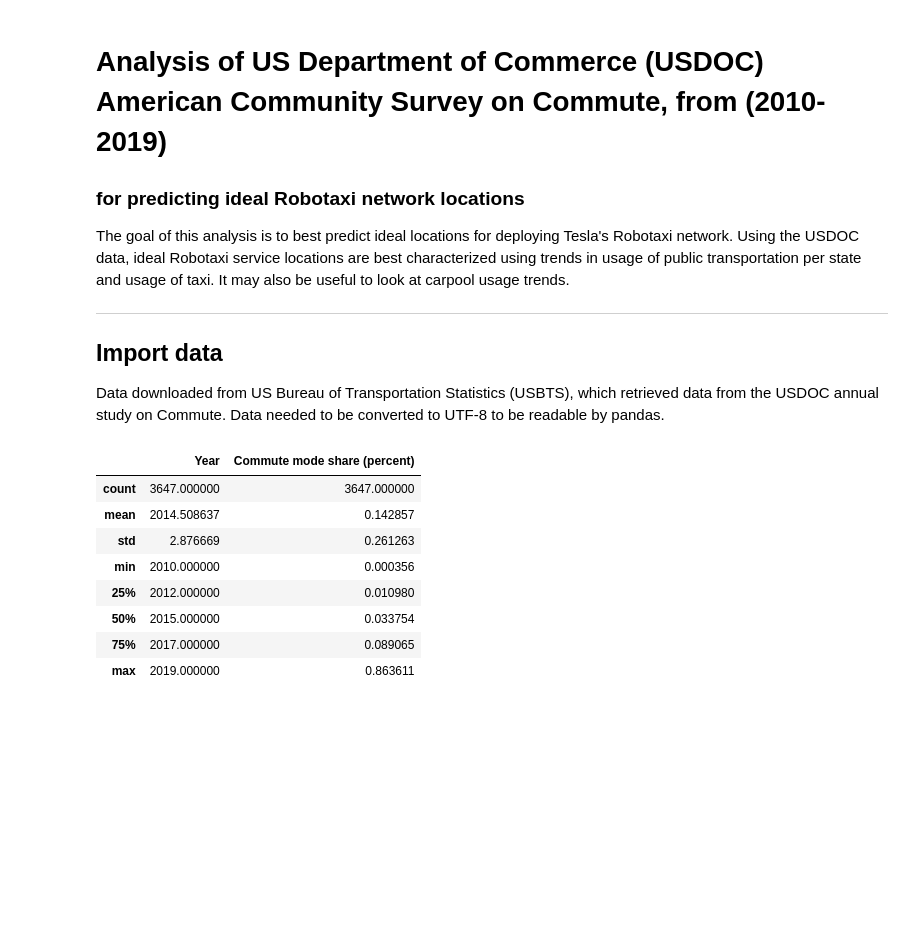
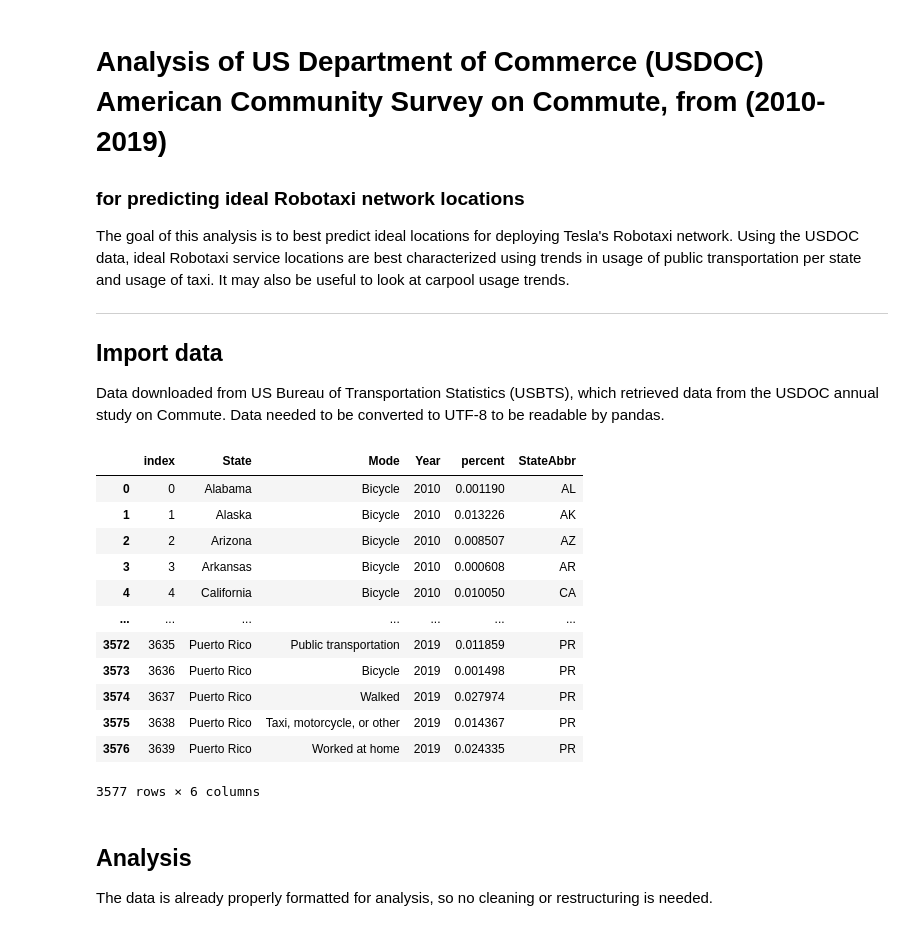
Before and after one commit to hainesdata/TVET, a Jupyter notebook: robotaxi_locations.ipynb, the cells around one changed output. Saved outputs shown, nothing was run; the diff lists cells and outputs as text; code cells hidden in the pictures; blank space fills up the shorter version.

```diff
--- a/robotaxi_locations.ipynb
+++ b/robotaxi_locations.ipynb
@@ -5,18 +5,36 @@ The goal of this analysis is to best predict ideal locations for deploying Tesla
 _____
 ## Import data
 Data downloaded from US Bureau of Transportation Statistics (USBTS), which retrieved data from the USDOC annual study on Commute. Data needed to be converted to UTF-8 to be readable by pandas.
-# %%
-import pandas as pd
-
-raw = pd.read_csv('data/commute_survey_data_utf8.csv')
-raw.describe()
-# %% [output]
-|  | Year | Commute mode share (percent) |
-| count | 3647.000000 | 3647.000000 |
-| mean | 2014.508637 | 0.142857 |
-| std | 2.876669 | 0.261263 |
-| min | 2010.000000 | 0.000356 |
-| 25% | 2012.000000 | 0.010980 |
-| 50% | 2015.000000 | 0.033754 |
-| 75% | 2017.000000 | 0.089065 |
-| max | 2019.000000 | 0.863611 |
+# %%
+import pandas as pd
+import us
+
+raw = pd.read_csv('data/commute_survey_data_utf8.csv')
+raw = raw.rename(columns={'Commute mode share (percent)': 'percent'})
+
+# Exclude US state record, so only values for individual states
+raw = raw[raw.State != 'United States']
+raw = raw.reset_index()
+
+index = 0
+for i in raw['State']:
+    raw.loc[index, 'StateAbbr'] = us.states.lookup(i).abbr
+    index += 1
+raw
+# %% [output]
+|  | index | State | Mode | Year | percent | StateAbbr |
+| 0 | 0 | Alabama | Bicycle | 2010 | 0.001190 | AL |
+| 1 | 1 | Alaska | Bicycle | 2010 | 0.013226 | AK |
+| 2 | 2 | Arizona | Bicycle | 2010 | 0.008507 | AZ |
+| 3 | 3 | Arkansas | Bicycle | 2010 | 0.000608 | AR |
+| 4 | 4 | California | Bicycle | 2010 | 0.010050 | CA |
+| ... | ... | ... | ... | ... | ... | ... |
+| 3572 | 3635 | Puerto Rico | Public transportation | 2019 | 0.011859 | PR |
+| 3573 | 3636 | Puerto Rico | Bicycle | 2019 | 0.001498 | PR |
+| 3574 | 3637 | Puerto Rico | Walked | 2019 | 0.027974 | PR |
+| 3575 | 3638 | Puerto Rico | Taxi, motorcycle, or other | 2019 | 0.014367 | PR |
+| 3576 | 3639 | Puerto Rico | Worked at home | 2019 | 0.024335 | PR |
+3577 rows × 6 columns
+# %% [markdown]
+## Analysis
+The data is already properly formatted for analysis, so no cleaning or restructuring is needed.
```
Also changed, not shown: parts of 3 cells of this notebook, 1 other file.
